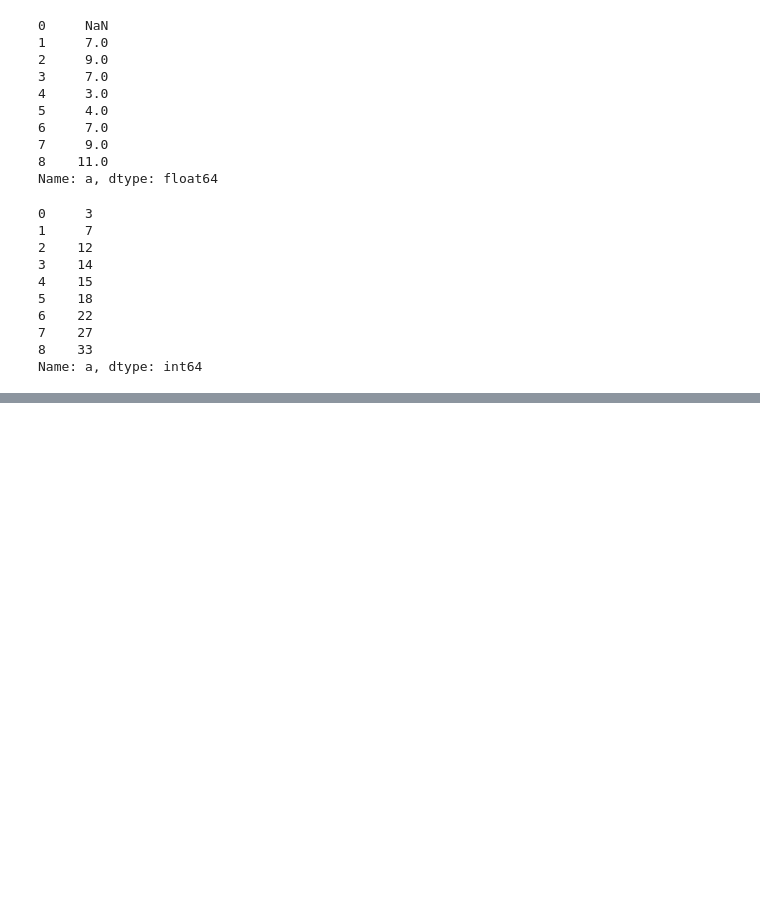
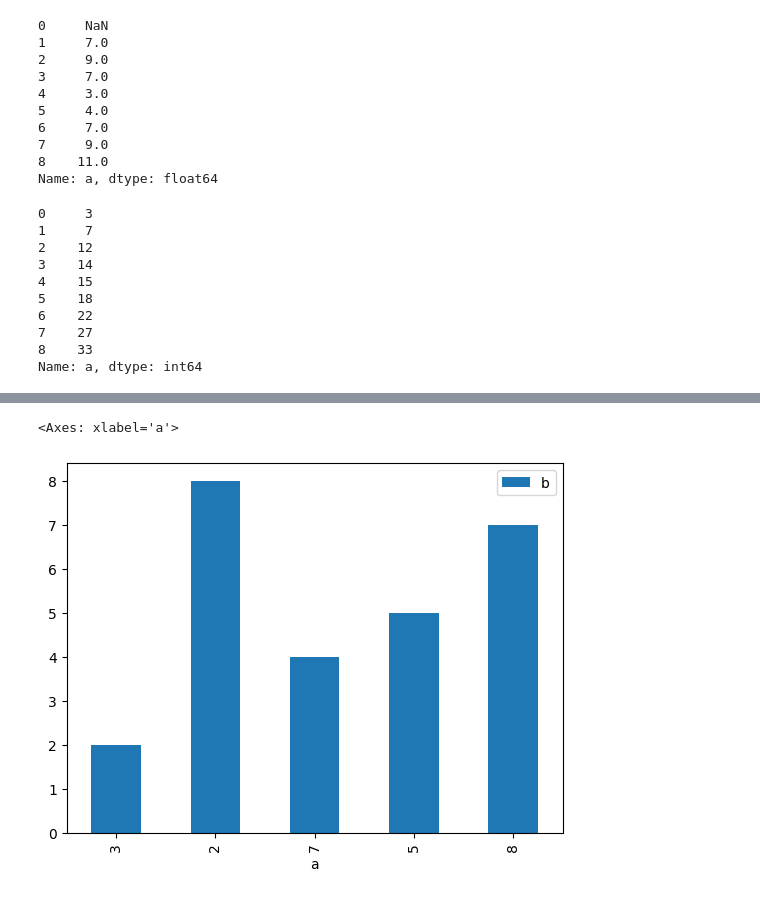
Before and after one commit to prathmeshpatil98/learnpandas, a Jupyter notebook: Advance_pandas_new2.ipynb, the cells around one changed output, grey strips where cells are left out. Cells and saved outputs as stored; diff of their text form; code cells hidden in the pictures; blank space fills up the shorter version.

```diff
--- a/Advance_pandas_new2.ipynb
+++ b/Advance_pandas_new2.ipynb
@@ -256,0 +419,5 @@ Name: a, dtype: int64
+# %%
+df8.plot.bar(x='a',y='b')
+# %% [output]
+<Axes: xlabel='a'>
+[figure, added]
```
Also changed, not shown: parts of 24 cells of this notebook, 1 other file.
